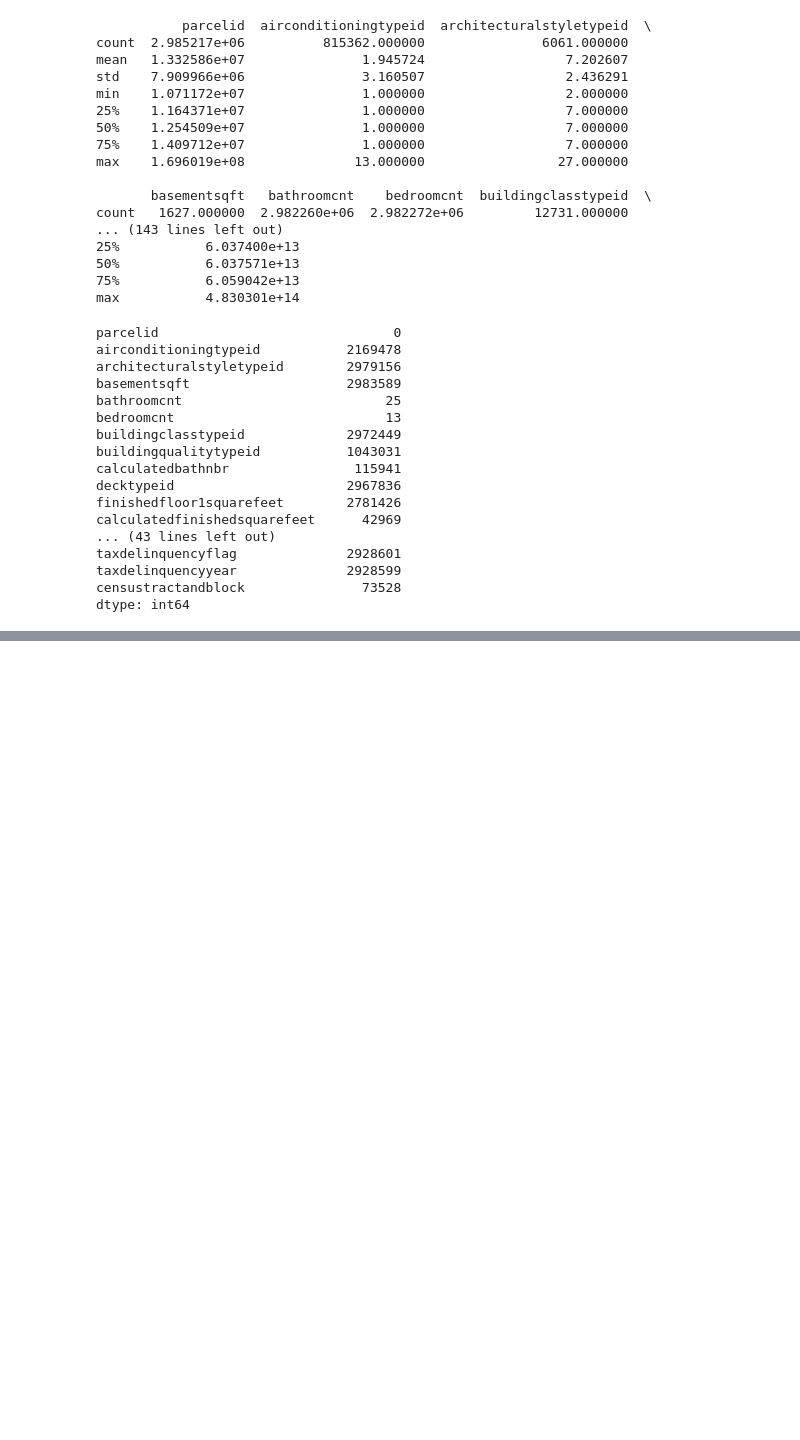
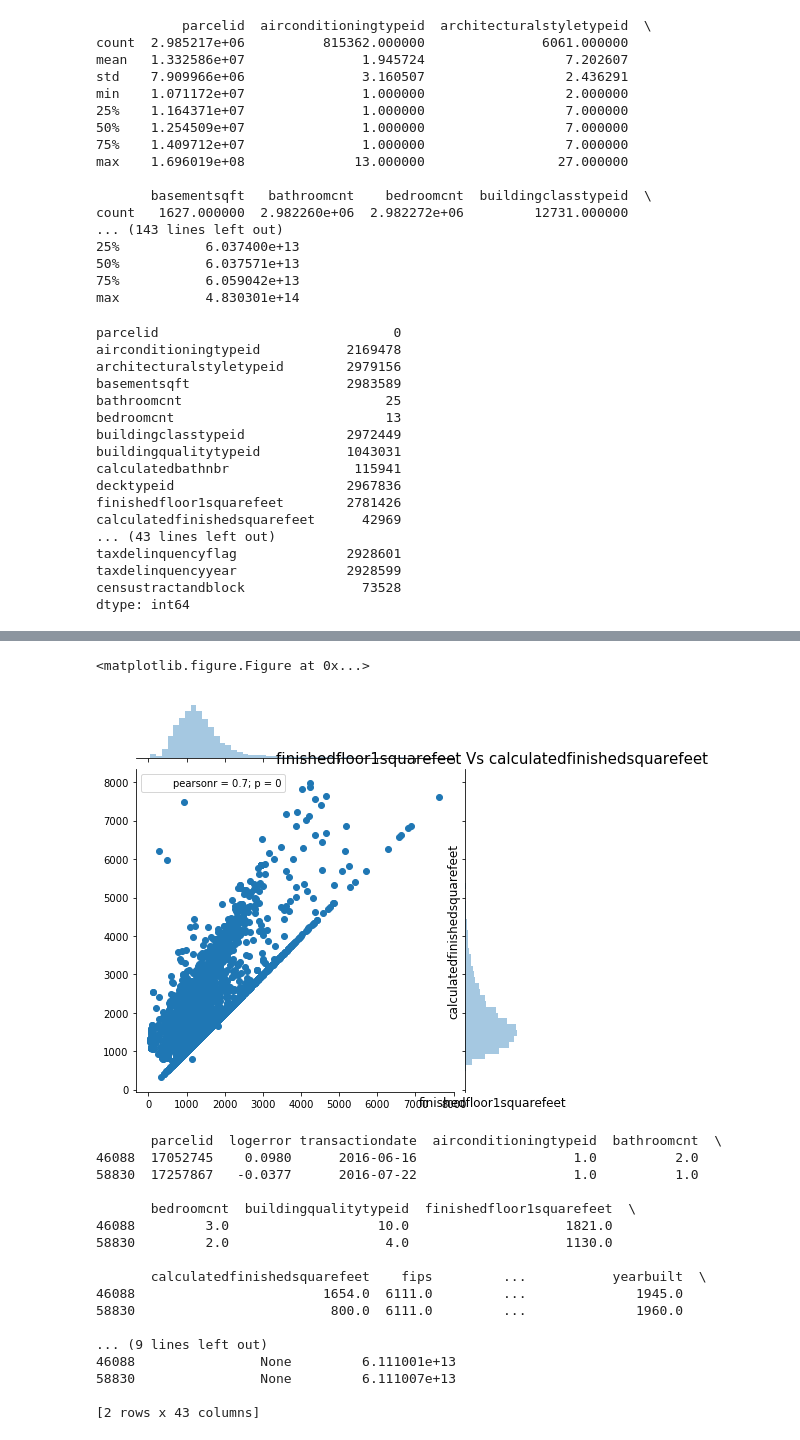
Before and after one commit to ghk829/kaggle, a Jupyter notebook: zillow/20171009_KH.ipynb, the cells around one changed output, grey strips where cells are left out. Cells and saved outputs as stored; diff of their text form; code cells hidden in the pictures; blank space fills up the shorter version.

```diff
--- a/zillow/20171009_KH.ipynb
+++ b/zillow/20171009_KH.ipynb
@@ -95,0 +224,5 @@ prop_2016_2=prop_2016[prop_2016.latitude.notnull()].append(na_2016)
+# %%
+#heating or system - Mostly 2, which corresponds to central heating so seems reasonable to assume most other properties have central heating
+print(df_train['heatingorsystemtypeid'].value_counts())
+index = df_train.heatingorsystemtypeid.isnull()
+df_train.loc[index,'heatingorsystemtypeid'] = 2
@@ -95,0 +243,5 @@ prop_2016_2=prop_2016[prop_2016.latitude.notnull()].append(na_2016)
+# %%
+# 'threequarterbathnbr' - not an important variable according to https://www.kaggle.com/nikunjm88/creating-additional-features, so fill with most common value
+print(df_train['threequarterbathnbr'].value_counts())
+index = df_train.threequarterbathnbr.isnull()
+df_train.loc[index,'threequarterbathnbr'] = 1
@@ -95,0 +254,8 @@ prop_2016_2=prop_2016[prop_2016.latitude.notnull()].append(na_2016)
+# %%
+missingvalues_prop = (df_train.isnull().sum()/len(df_train)).reset_index()
+missingvalues_prop.columns = ['field','proportion']
+missingvalues_prop = missingvalues_prop.sort_values(by = 'proportion', ascending = False)
+print(missingvalues_prop)
+missingvaluescols = missingvalues_prop[missingvalues_prop['proportion'] > 0.97].field.tolist()
+dropcols = dropcols + missingvaluescols
+df_train = df_train.drop(dropcols, axis=1)
@@ -95,0 +399,38 @@ prop_2016_2=prop_2016[prop_2016.latitude.notnull()].append(na_2016)
+# %%
+plt.figure(figsize=(12,12))
+sns.jointplot(x=df_train.finishedfloor1squarefeet.values, y=df_train.calculatedfinishedsquarefeet.values)
+plt.ylabel('calculatedfinishedsquarefeet', fontsize=12)
+plt.xlabel('finishedfloor1squarefeet', fontsize=12)
+plt.title("finishedfloor1squarefeet Vs calculatedfinishedsquarefeet", fontsize=15)
+plt.show()
+
+#There are some properties where finishedfloor1squarefeet and calculatedfinishedsquarefeetare are both exactly the same - probably because its a studio flat of some sort so that the area on the first floor is equivalent to the total area, lets see how many there are
+#For now assume if the number of stories is 1 then the finishedfloor1squarefeet is the same as calculatedfinishedsquarefeet
+df_train.loc[(df_train['finishedfloor1squarefeet'].isnull()) & (df_train['numberofstories']==1),'finishedfloor1squarefeet'] = df_train.loc[(df_train['finishedfloor1squarefeet'].isnull()) & (df_train['numberofstories']==1),'calculatedfinishedsquarefeet']
+
+#I also discovered that there seems to be two properties that have finishedfloor1squarefeet greater than calculated finishedsquarefeet. Notice also that they have big logerrors aswell - my guess is that the Zillow House price model found it difficult to predict these points due to the fact that they probably had potentially 'incorrect' data input values?
+#Discussion point - should we be removing these points or leave them in as they are or 'fix' them? I think it really depends on whether the test data has similar points which may be wrong as we'll want to predict big log errors for these incorrect points aswell I guess...
+#For now just remove them.
+print(df_train.loc[df_train['calculatedfinishedsquarefeet']<df_train['finishedfloor1squarefeet']])
+droprows = df_train.loc[df_train['calculatedfinishedsquarefeet']<df_train['finishedfloor1squarefeet']].index
+df_train = df_train.drop(droprows)
+# %% [output]
+<matplotlib.figure.Figure at 0x...>
+[figure, added]
+       parcelid  logerror transactiondate  airconditioningtypeid  bathroomcnt  \
+46088  17052745    0.0980      2016-06-16                    1.0          2.0
+58830  17257867   -0.0377      2016-07-22                    1.0          1.0
+
+       bedroomcnt  buildingqualitytypeid  finishedfloor1squarefeet  \
+46088         3.0                   10.0                    1821.0
+58830         2.0                    4.0                    1130.0
+
+       calculatedfinishedsquarefeet    fips         ...           yearbuilt  \
+46088                        1654.0  6111.0         ...              1945.0
+58830                         800.0  6111.0         ...              1960.0
+
+... (9 lines left out)
+46088                None         6.111001e+13
+58830                None         6.111007e+13
+
+[2 rows x 43 columns]
```
Also changed, not shown: parts of 35 cells of this notebook, 1 other file.
